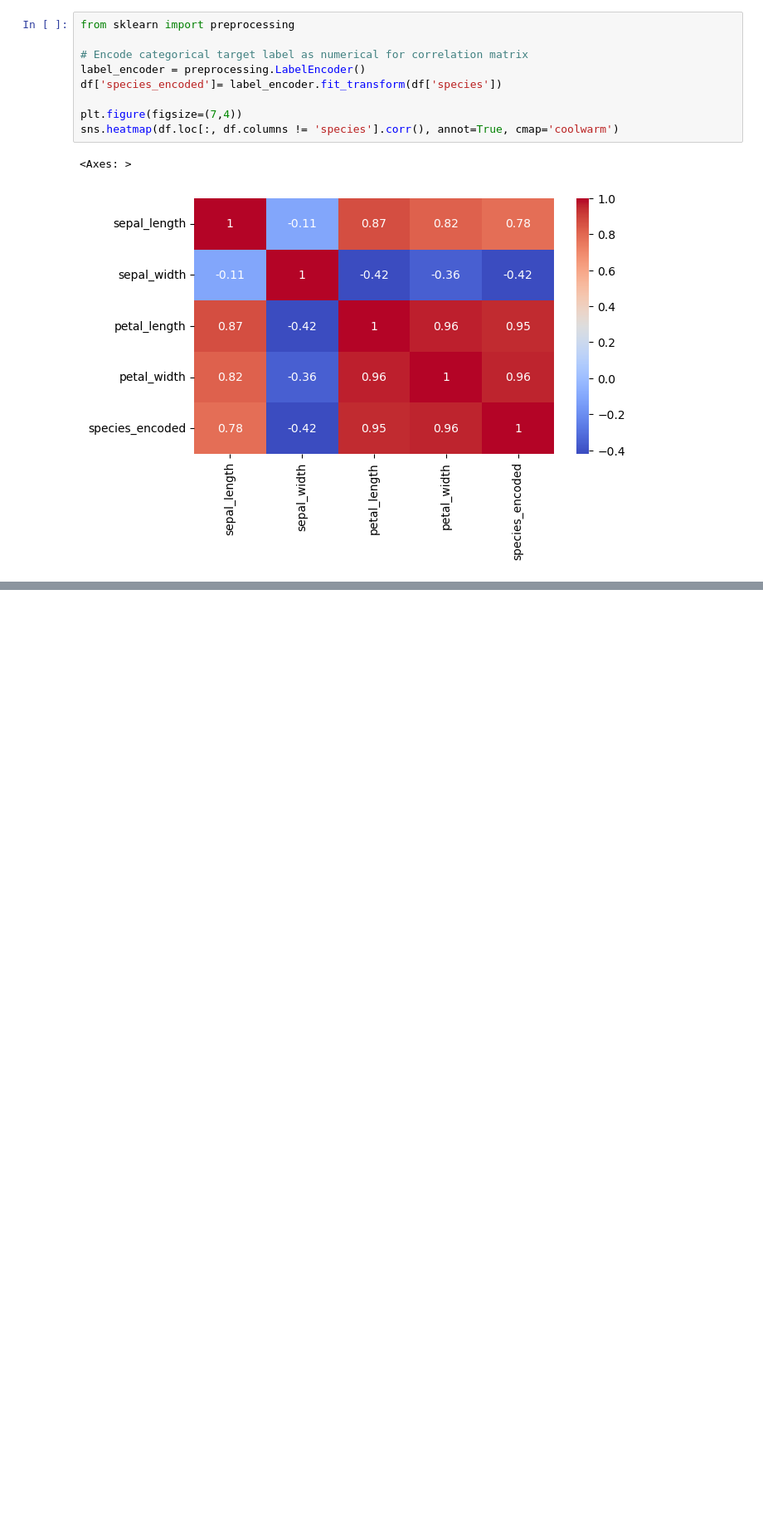
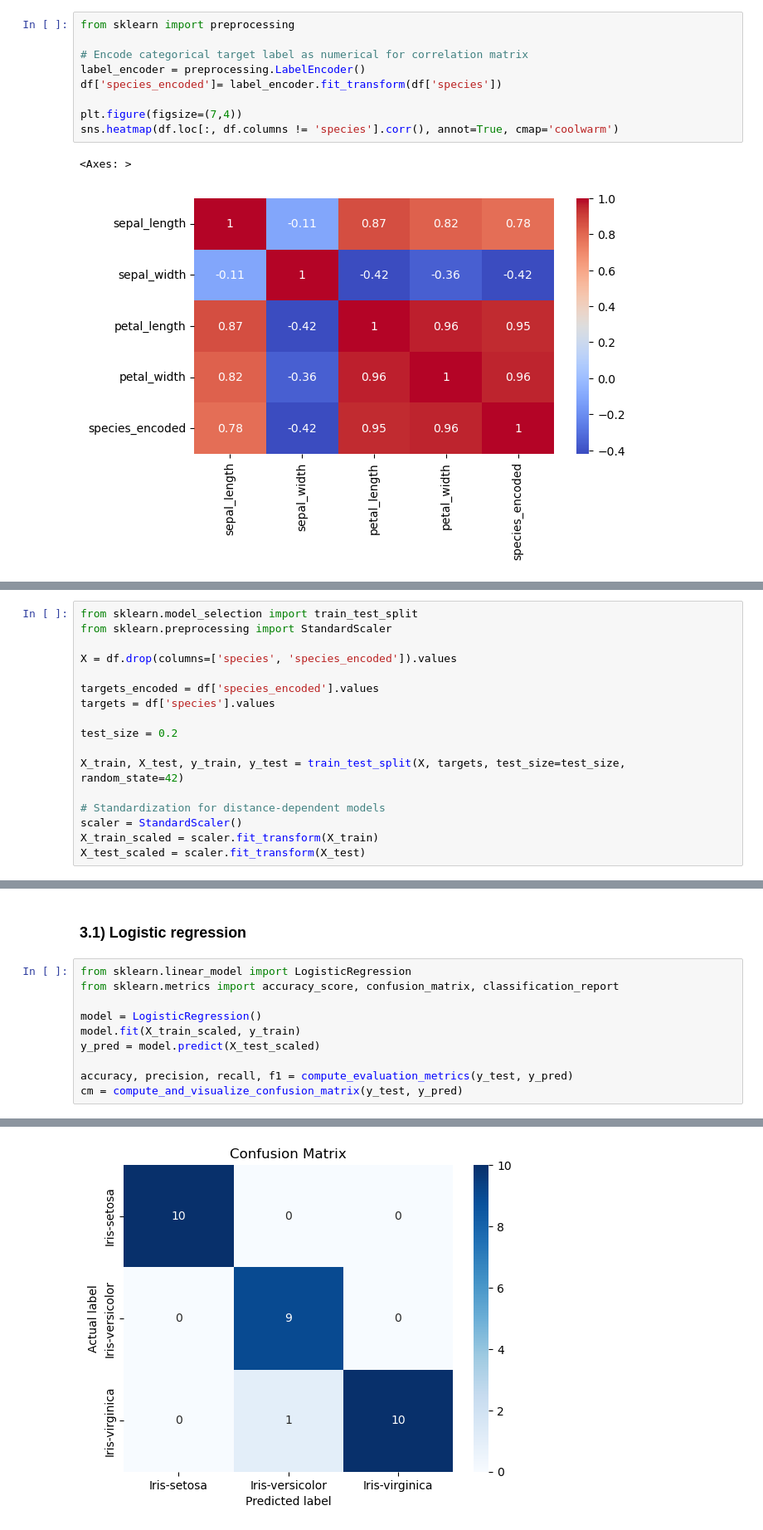
Before and after one commit to pekko-kauppila/Machine-Learning-Projects, a Jupyter notebook: Iris_classification/iris_classification.ipynb, the cells around one changed output, grey strips where cells are left out. Shown at 83% size. Cells and saved outputs as stored; diff of their text form; blank space fills up the shorter version.

Commit message:
Add model evaluation metric utils functions and logistic regression model

```diff
--- a/Iris_classification/iris_classification.ipynb
+++ b/Iris_classification/iris_classification.ipynb
@@ -132,0 +128,17 @@ import pandas
+# %%
+from sklearn.model_selection import train_test_split
+from sklearn.preprocessing import StandardScaler
+
+X = df.drop(columns=['species', 'species_encoded']).values
+
+targets_encoded = df['species_encoded'].values
+targets = df['species'].values
+
+test_size = 0.2
+
+X_train, X_test, y_train, y_test = train_test_split(X, targets, test_size=test_size, random_state=42)
+
+# Standardization for distance-dependent models
+scaler = StandardScaler()
+X_train_scaled = scaler.fit_transform(X_train)
+X_test_scaled = scaler.fit_transform(X_test)
@@ -132,0 +221,13 @@ import pandas
+# %% [markdown]
+### 3.1) Logistic regression
+# %%
+from sklearn.linear_model import LogisticRegression
+from sklearn.metrics import accuracy_score, confusion_matrix, classification_report
+
+model = LogisticRegression()
+model.fit(X_train_scaled, y_train)
+y_pred = model.predict(X_test_scaled)
+
+accuracy, precision, recall, f1 = compute_evaluation_metrics(y_test, y_pred)
+cm = compute_and_visualize_confusion_matrix(y_test, y_pred)
+# %% [output]
@@ -132,0 +246 @@ import pandas
+[figure, added]
```
Also changed, not shown: parts of 12 cells of this notebook.
